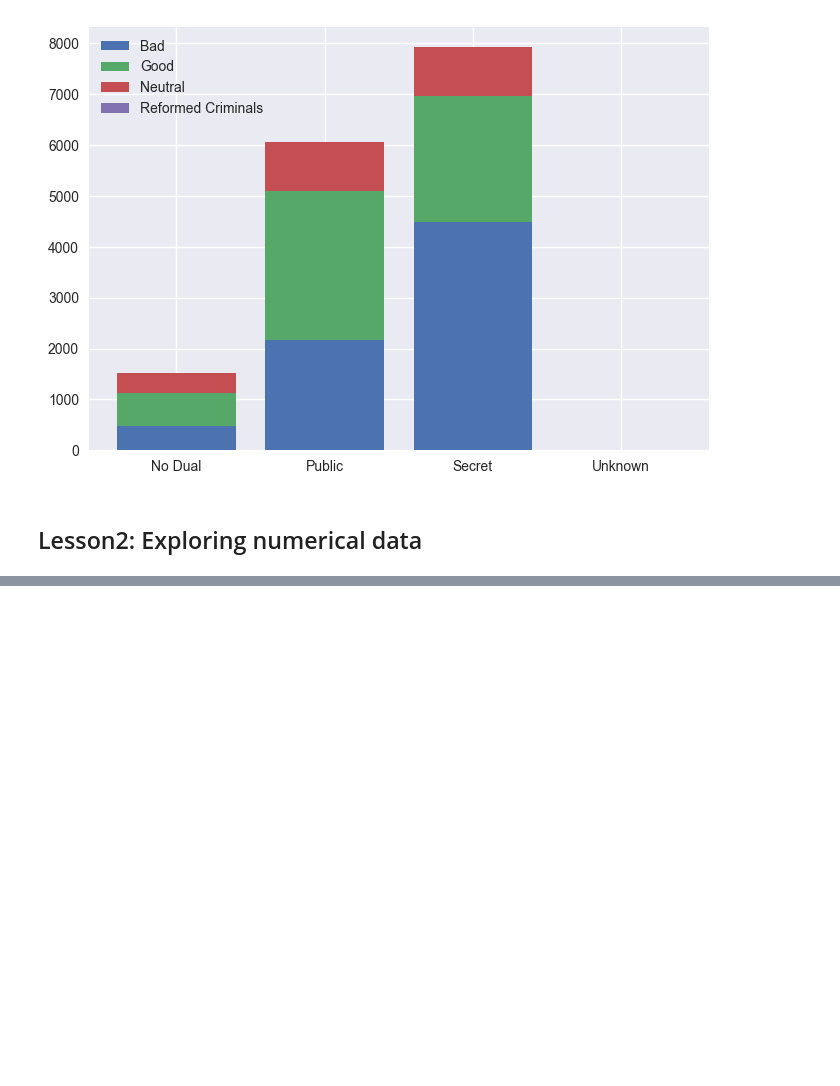
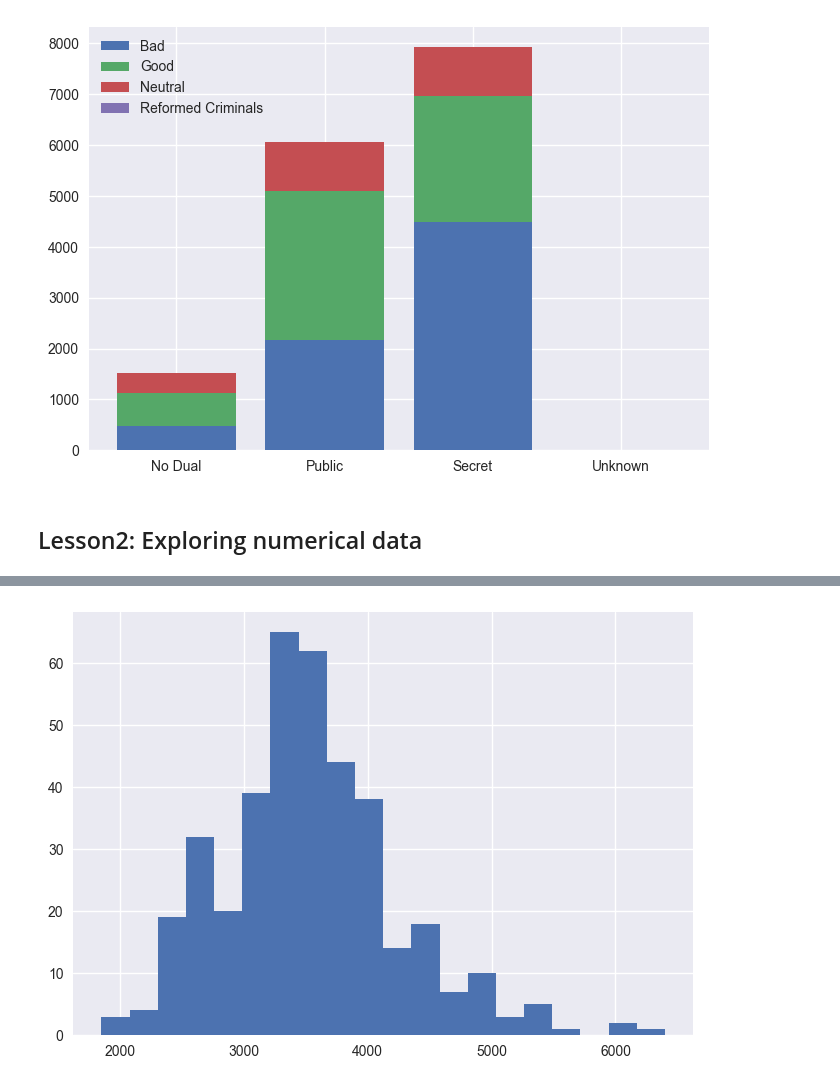
Before and after one commit to delu86/OpenIntro_Stats, a Jupyter notebook: Tut2_Exploratory_data_analysis.ipynb, the cells around one changed output, grey strips where cells are left out. Saved outputs shown, nothing was run; the diff lists cells and outputs as text; code cells hidden in the pictures; blank space fills up the shorter version.

```diff
--- a/Tut2_Exploratory_data_analysis.ipynb
+++ b/Tut2_Exploratory_data_analysis.ipynb
@@ -94,3 +94,6 @@ plt.legend()
 [figure]
 # %% [markdown]
 ## Lesson2: Exploring numerical data
+# %%
+df_cars = pd.read_csv('csv/cars.csv')
+df_cars
@@ -96,0 +126,5 @@ plt.legend()
+# %%
+plt.hist(df_cars['Weight'],bins=20)
+plt.show()
+# %% [output]
+[figure, added]
```
Also changed, not shown: parts of 6 cells of this notebook, 2 other files.
